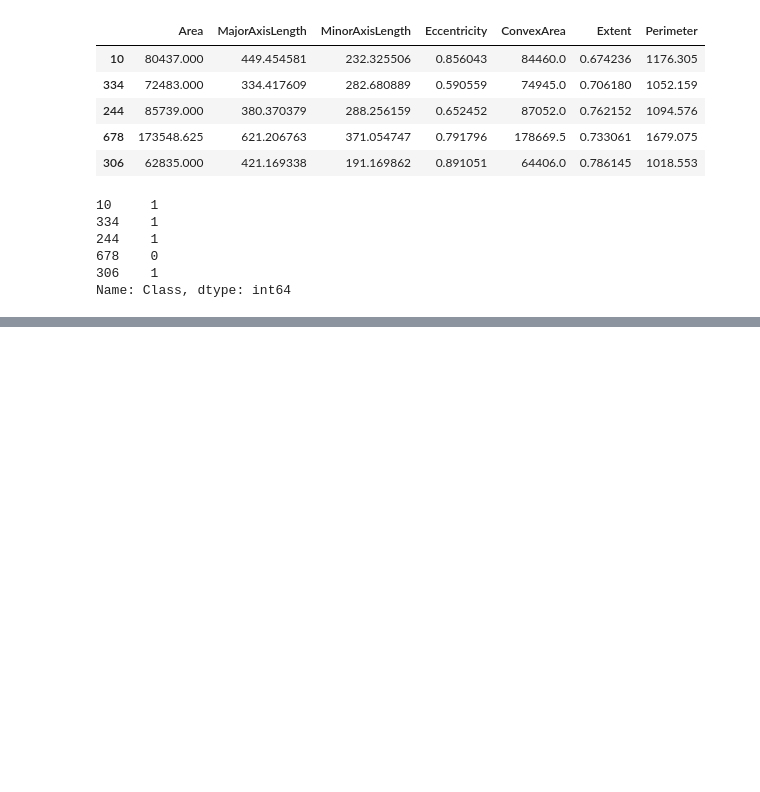
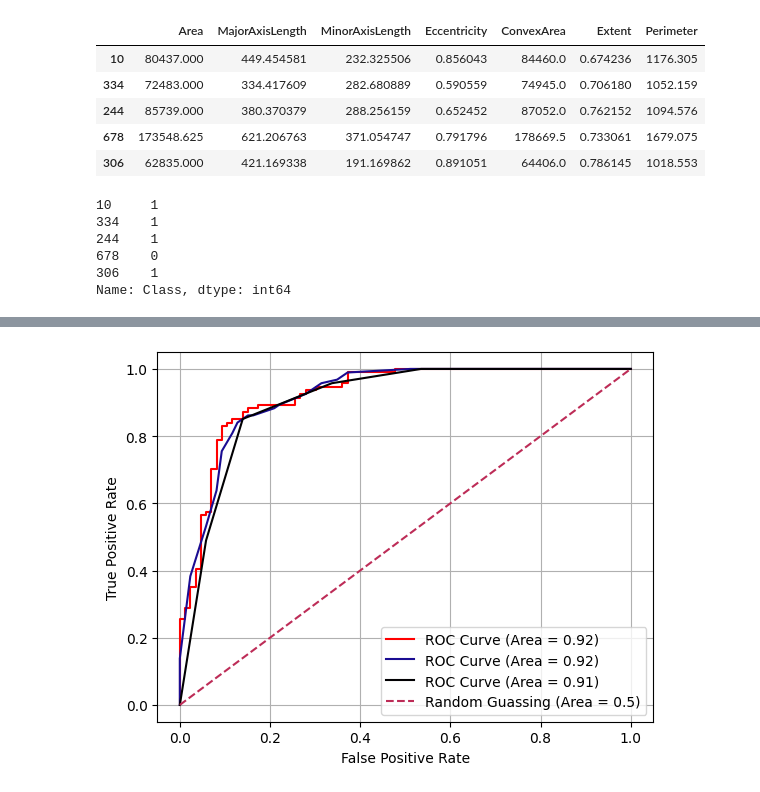
Before and after one commit to Md-Maruf-1727/Raisin-detection-using-naive-bayes, a Jupyter notebook: model_training.ipynb, the cells around one changed output, grey strips where cells are left out. Cells and saved outputs as stored; diff of their text form; code cells hidden in the pictures; blank space fills up the shorter version.

```diff
--- a/model_training.ipynb
+++ b/model_training.ipynb
@@ -279,0 +274,26 @@ Best Index: 231
+# %%
+logistic_pred_proba = logistic_model.predict_proba(xtest)[:, 1]
+fpr1, tpr1, _ = roc_curve(ytest, logistic_pred_proba)
+roc_auc1 = roc_auc_score(ytest, logistic_pred_proba)
+
+knn_pred_proba = knn_model.predict_proba(xtest)[:, 1]
+fpr2, tpr2, _ = roc_curve(ytest, knn_pred_proba)
+roc_auc2 = roc_auc_score(ytest, knn_pred_proba)
+
+decision_pred_proba = decision_model.predict_proba(x_test)[:, 1]
+fpr3, tpr3, _ = roc_curve(y_test, decision_pred_proba)
+roc_auc3 = roc_auc_score(y_test, decision_pred_proba)
+
+plt.plot(fpr1, tpr1, color='red', label=f'ROC Curve (Area = {roc_auc1:.2f})')
+plt.plot(fpr2, tpr2, color="#1A0C92", label=f'ROC Curve (Area = {roc_auc2:.2f})')
+plt.plot(fpr3, tpr3, color="#010002", label=f'ROC Curve (Area = {roc_auc3:.2f})')
+
+plt.plot([0,1], [0,1], color="#BD2C57", linestyle="--", label='Random Guassing (Area = 0.5)')
+
+plt.xlabel("False Positive Rate")
+plt.ylabel("True Positive Rate")
+plt.legend(loc='lower right')
+plt.grid(True)
+plt.show()
+# %% [output]
+[figure, added]
```
Also changed, not shown: parts of 11 cells of this notebook.
